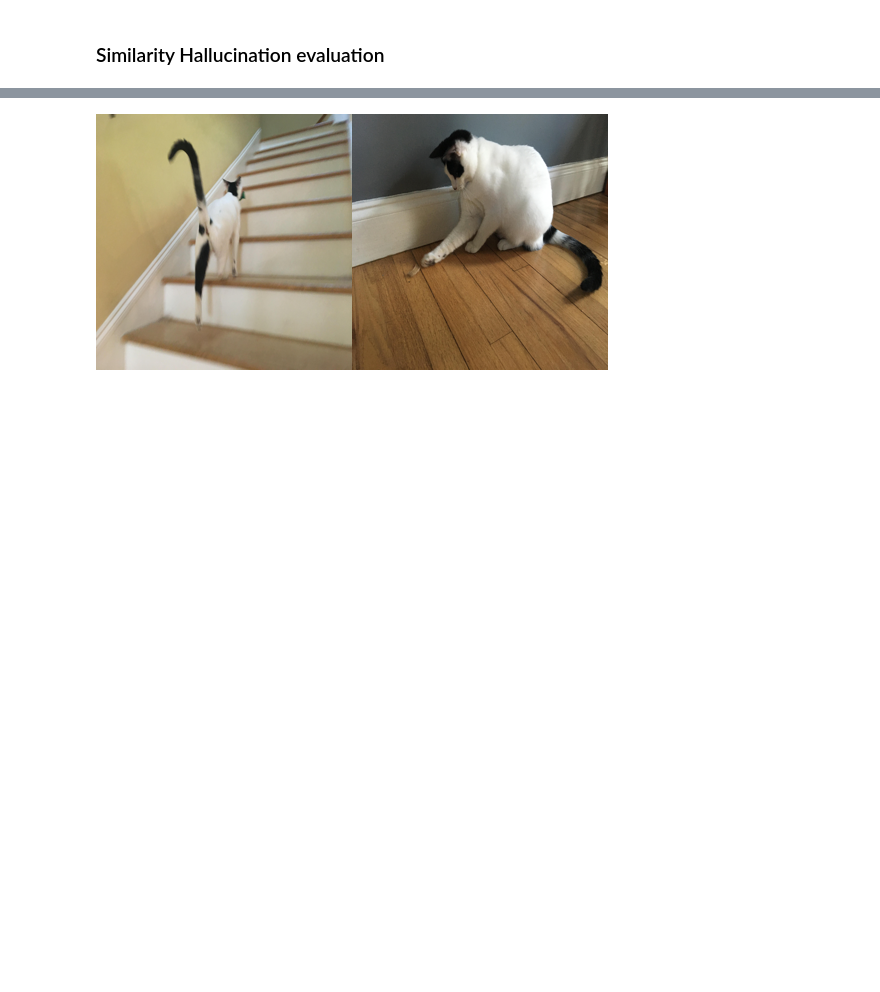
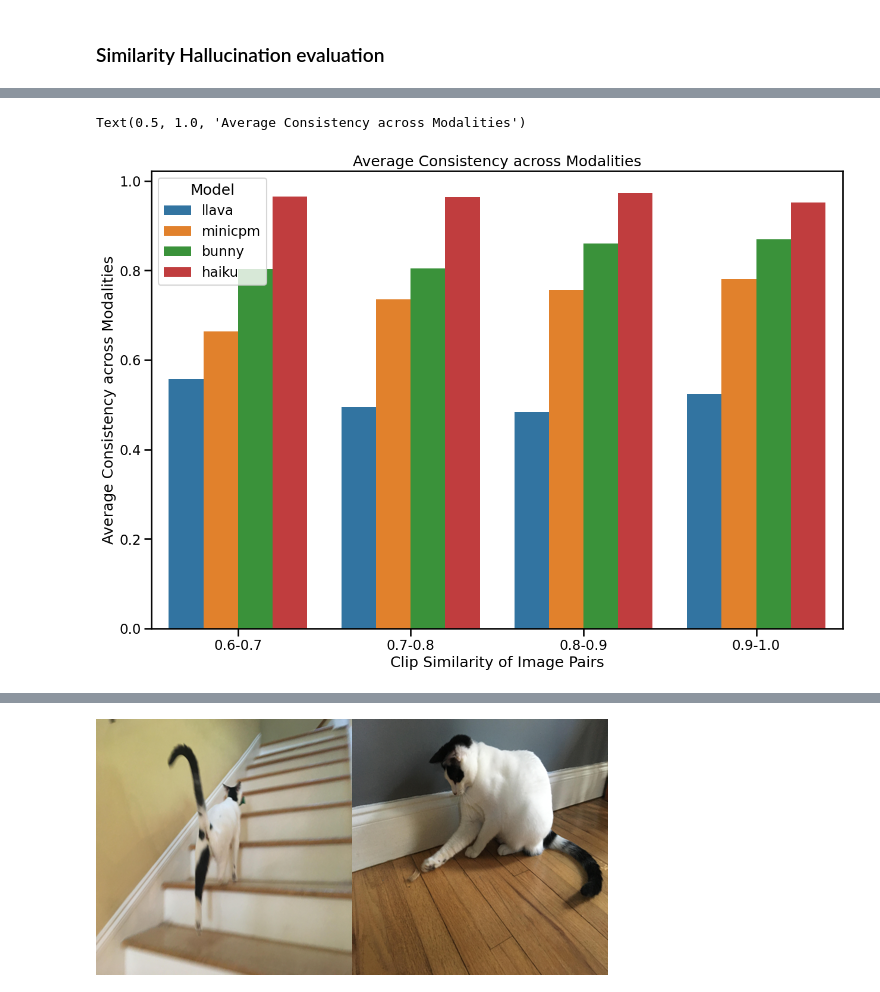
Before and after one commit to gautierdag/HallusionBench, a Jupyter notebook: similarity.ipynb, the cells around one changed output, grey strips where cells are left out. Drawn from its saved outputs; the diff is of its cells as text; code cells hidden in the pictures; blank space fills up the shorter version.

```diff
--- a/similarity.ipynb
+++ b/similarity.ipynb
@@ -291,0 +460,50 @@ plt.show()
+# %%
+bin_ranges = {
+    "0.6-0.7": (0.6, 0.7),
+    "0.7-0.8": (0.7, 0.8),
+    "0.8-0.9": (0.8, 0.9),
+    "0.9-1.0": (0.9, 1.0),
+}
+model_names = [
+    "llava",
+    "minicpm",
+    "bunny",
+    "haiku",
+]
+
+avg_consistencies = []
+for bin_name, (lower, upper) in bin_ranges.items():
+    tmp = statements_df[
+        (statements_df.clip_similarity < upper)
+        & (statements_df.clip_similarity >= lower)
+    ]
+    for model_name in model_names:
+        avg_consistency = get_confusion_matrix(tmp, model_name=model_name).mean()
+        avg_consistencies.append(
+            {
+                "bin": bin_name,
+                "model": model_name,
+                "avg_consistency": avg_consistency,
+            }
+        )
+avg_consistencies_df = pd.DataFrame(avg_consistencies)
+
+import seaborn as sns
+import matplotlib.pyplot as plt
+
+
+sns.set_context("talk")
+plt.figure(figsize=(15, 10))
+sns.barplot(
+    data=avg_consistencies_df,
+    x="bin",
+    y="avg_consistency",
+    hue="model",
+)
+plt.ylabel("Average Consistency across Modalities")
+plt.xlabel("Clip Similarity of Image Pairs")
+plt.legend(title="Model")
+plt.title("Average Consistency across Modalities")
+# %% [output]
+Text(0.5, 1.0, 'Average Consistency across Modalities')
+[figure, added]
```
Also changed, not shown: parts of 21 cells of this notebook, 13 other files.
